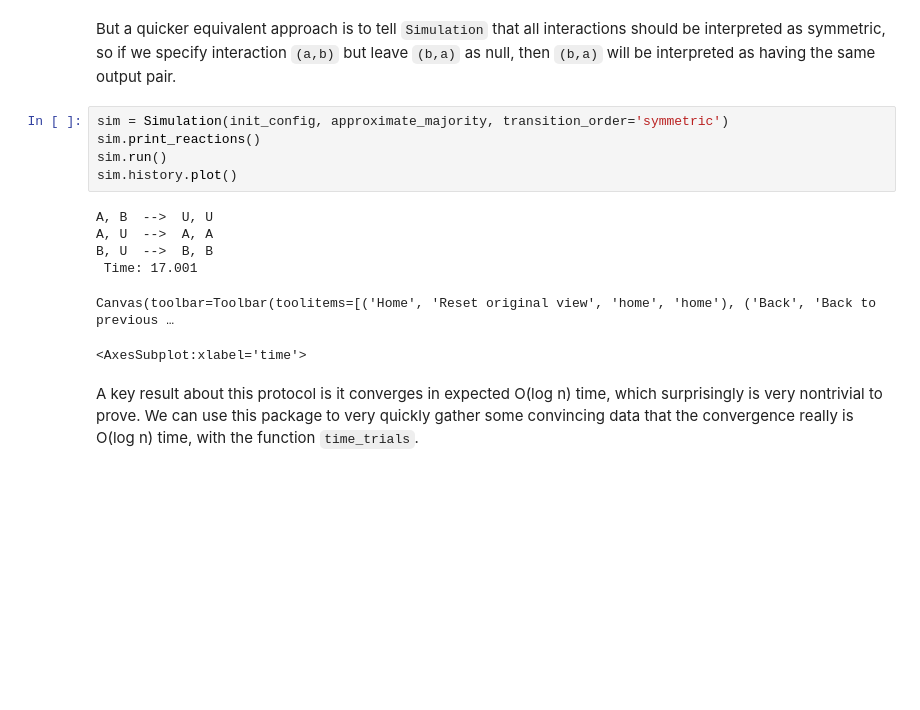
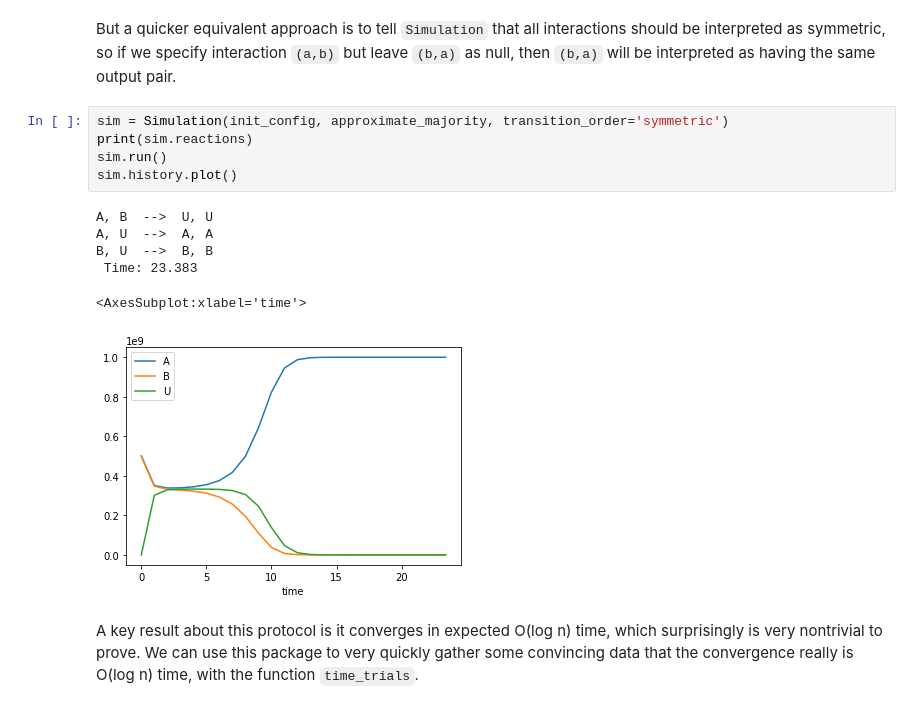
Before and after one commit to UC-Davis-molecular-computing/ppsim, a Jupyter notebook: README.ipynb, the cells around one changed output. Cells and saved outputs as stored; diff of their text form; blank space fills up the shorter version.

Commit message:
Print reaction changes, function support, readme update

```diff
--- a/README.ipynb
+++ b/README.ipynb
@@ -122,16 +96,16 @@ sim = Simulation(init_config, approximate_majority_symmetric)
 But a quicker equivalent approach is to tell `Simulation` that all interactions should be interpreted as symmetric, so if we specify interaction `(a,b)` but leave `(b,a)` as null, then `(b,a)` will be interpreted as having the same output pair.
 # %%
 sim = Simulation(init_config, approximate_majority, transition_order='symmetric')
-sim.print_reactions()
+print(sim.reactions)
 sim.run()
 sim.history.plot()
 # %% [output]
 A, B  -->  U, U
 A, U  -->  A, A
 B, U  -->  B, B
- Time: 17.001
+ Time: 23.383
-Canvas(toolbar=Toolbar(toolitems=[('Home', 'Reset original view', 'home', 'home'), ('Back', 'Back to previous …
+<AxesSubplot:xlabel='time'>
-<AxesSubplot:xlabel='time'>
+[figure, added]
 # %% [markdown]
 A key result about this protocol is it converges in expected O(log n) time, which surprisingly is very nontrivial to prove. We can use this package to very quickly gather some convincing data that the convergence really is O(log n) time, with the function `time_trials`.
 # %%
```
Also changed, not shown: parts of 37 cells of this notebook, 9 other files.
